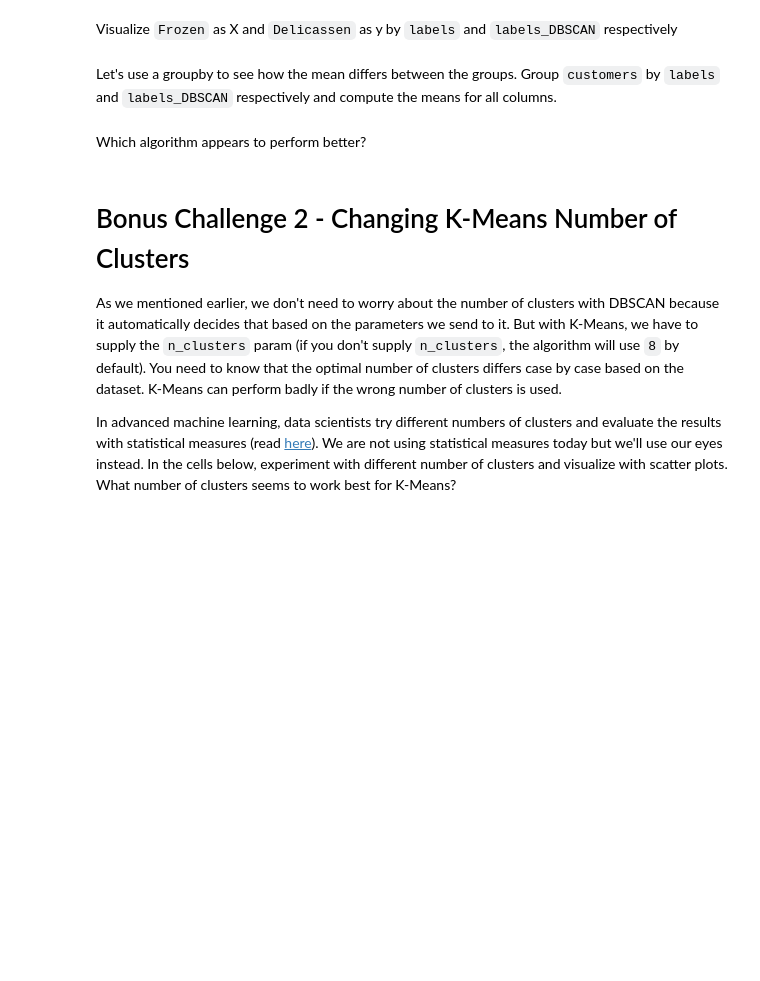
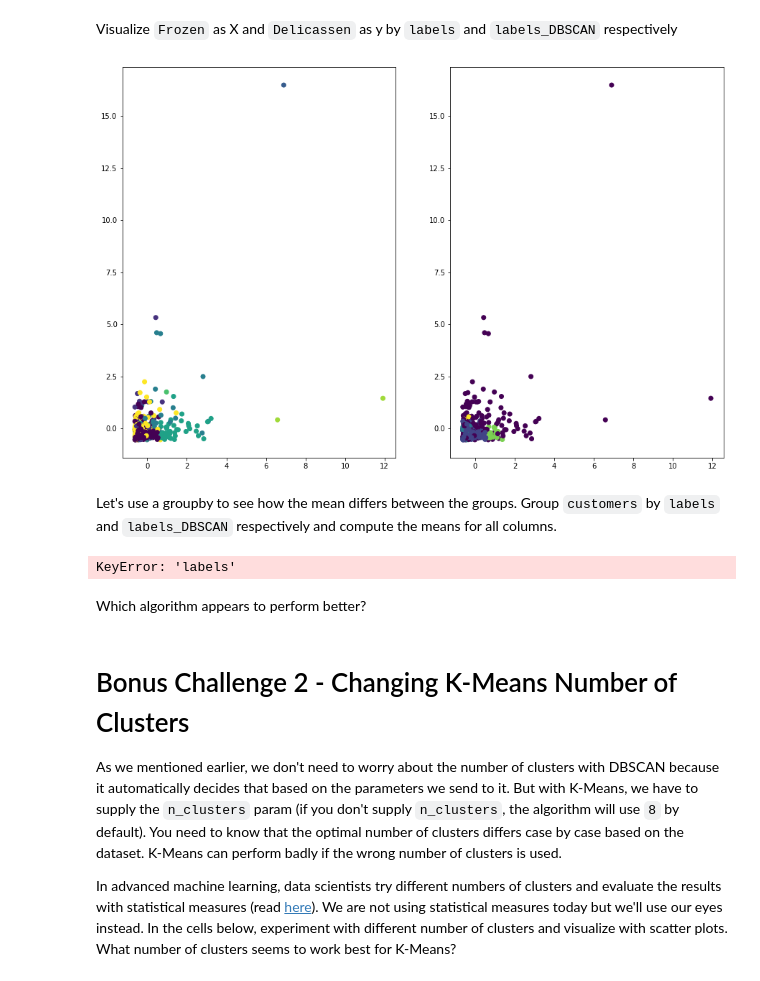
Before and after one commit to AlexMndzF/datamad1019, a Jupyter notebook: module-3/lab-unsupervised-learning/your-code/main.ipynb, the cells around one changed output. Saved outputs shown, nothing was run; the diff lists cells and outputs as text; code cells hidden in the pictures; blank space fills up the shorter version.

```diff
--- a/module-3/lab-unsupervised-learning/your-code/main.ipynb
+++ b/module-3/lab-unsupervised-learning/your-code/main.ipynb
@@ -258,2 +271,19 @@ Visualize `Frozen` as X and `Delicassen` as y by `labels` and `labels_DBSCAN` re
+# %%
+# Your code here:
+x = customers_scaler.Frozen
+y = customers_scaler.Delicassen
+
+plt.figure(figsize=(15,10))
+plt.subplot(1,2,1)
+color = customers_scaler.labels
+plt.scatter(x,y,c=color)
+
+color = customers_scaler.labels_DBSCAN
+plt.subplot(1,2,2)
+plt.scatter(x,y,c=color)
+
+plt.show()
+# %% [output]
+[figure, added]
 # %% [markdown]
 Let's use a groupby to see how the mean differs between the groups. Group `customers` by `labels` and `labels_DBSCAN` respectively and compute the means for all columns.
@@ -262,3 +290,11 @@ Let's use a groupby to see how the mean differs between the groups. Group `custo
+# %%
+# Your code here:
+df_la = customers_scaler.groupby('labels').mean()
+df_la_DB = customers_scaler.groupby('labels_DBSCAN').mean()
+print(sum(df_la['labels'])/len(df_la['labels']))
+print(sum(df_la_DB['labels_DBSCAN'])/len(df_la_DB['labels_DBSCAN']))
+# %% [output]
+KeyError: 'labels'
 # %% [markdown]
 Which algorithm appears to perform better?
 # %%
```
Also changed, not shown: parts of 5 cells of this notebook.
